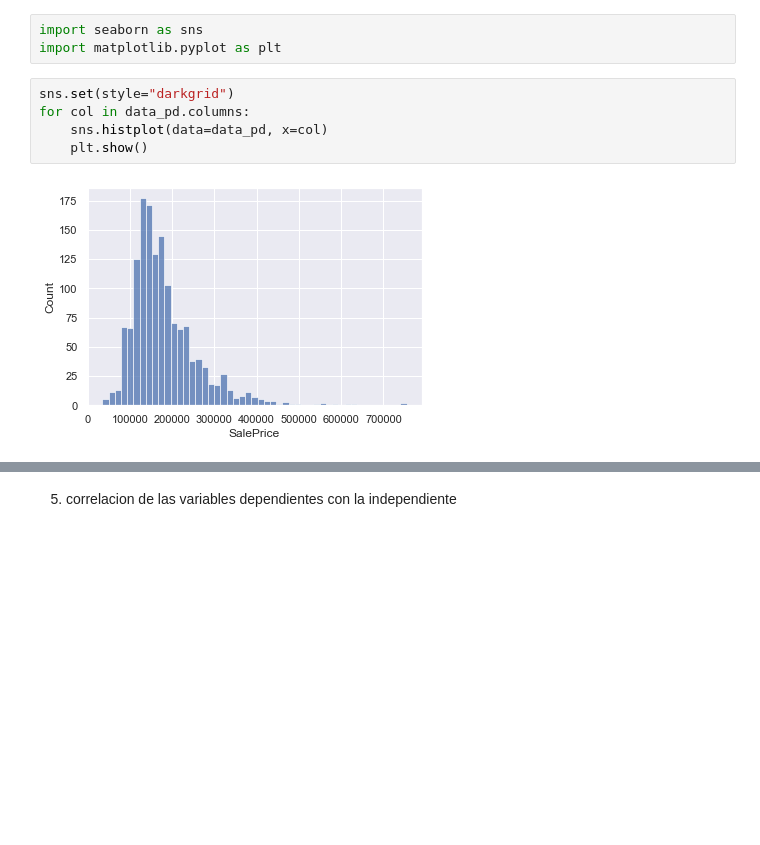
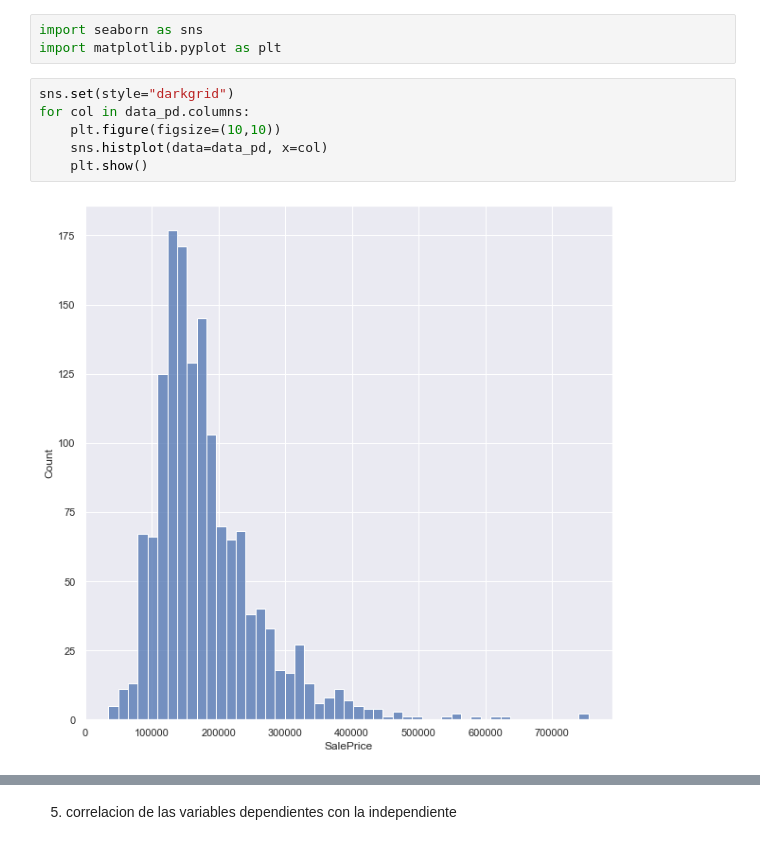
Before and after one commit to DiegoBran16/DataSciecne-Python_Linear-Regression, a Jupyter notebook: Proyecto_1.ipynb, the cells around one changed output, grey strips where cells are left out. Cells and saved outputs as stored; diff of their text form; blank space fills up the shorter version.

```diff
--- a/Proyecto_1.ipynb
+++ b/Proyecto_1.ipynb
@@ -129,7 +129,8 @@ import matplotlib.pyplot as plt
 # %%
 sns.set(style="darkgrid")
 for col in data_pd.columns:
+    plt.figure(figsize=(10,10))
     sns.histplot(data=data_pd, x=col)
     plt.show()
 # %% [output]
-[figure, old version]
+[figure, new version]
```
Also changed, not shown: parts of 8 cells of this notebook, 1 other file.
